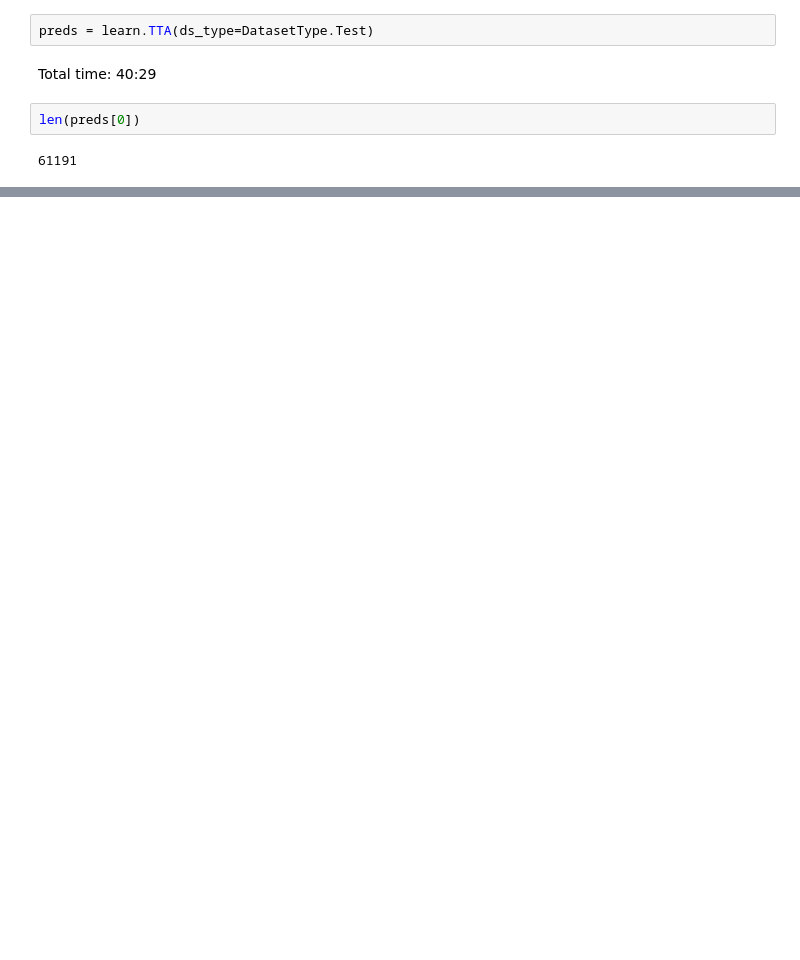
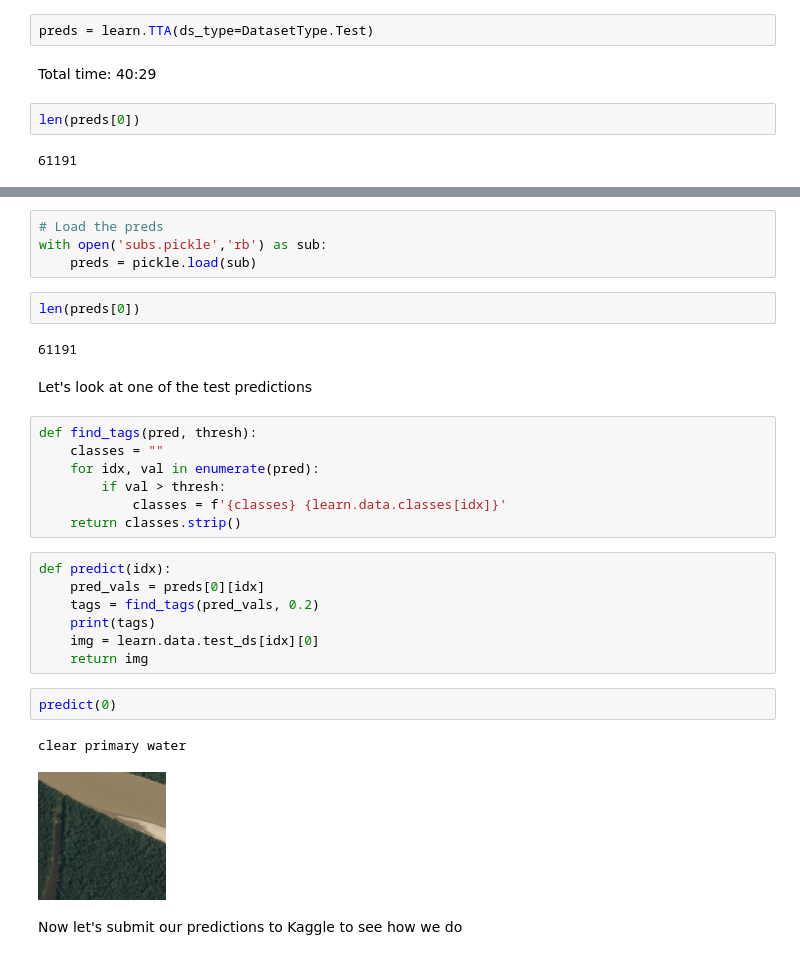
Before and after one commit to akshayb7/Understand-Amazon-forest, a Jupyter notebook: Planet - Understanding Amazon from space.ipynb, the cells around one changed output, grey strips where cells are left out. Saved outputs shown, nothing was run; the diff lists cells and outputs as text; blank space fills up the shorter version.

Commit message:
Preds

```diff
--- a/Planet - Understanding Amazon from space.ipynb
+++ b/Planet - Understanding Amazon from space.ipynb
@@ -298,2 +301,33 @@ import pickle
 with open('subs.pickle','wb') as sub:
     pickle.dump(preds, sub)
+# %%
+# Load the preds
+with open('subs.pickle','rb') as sub:
+    preds = pickle.load(sub)
+# %%
+len(preds[0])
+# %% [output]
+61191
+# %% [markdown]
+Let's look at one of the test predictions
+# %%
+def find_tags(pred, thresh):
+    classes = ""
+    for idx, val in enumerate(pred):
+        if val > thresh:
+            classes = f'{classes} {learn.data.classes[idx]}'
+    return classes.strip()
+# %%
+def predict(idx):
+    pred_vals = preds[0][idx]
+    tags = find_tags(pred_vals, 0.2)
+    print(tags)
+    img = learn.data.test_ds[idx][0]
+    return img
+# %%
+predict(0)
+# %% [output]
+clear primary water
+[figure, added]
+# %% [markdown]
+Now let's submit our predictions to Kaggle to see how we do
```
Also changed, not shown: parts of 14 cells of this notebook, 2 other files.
